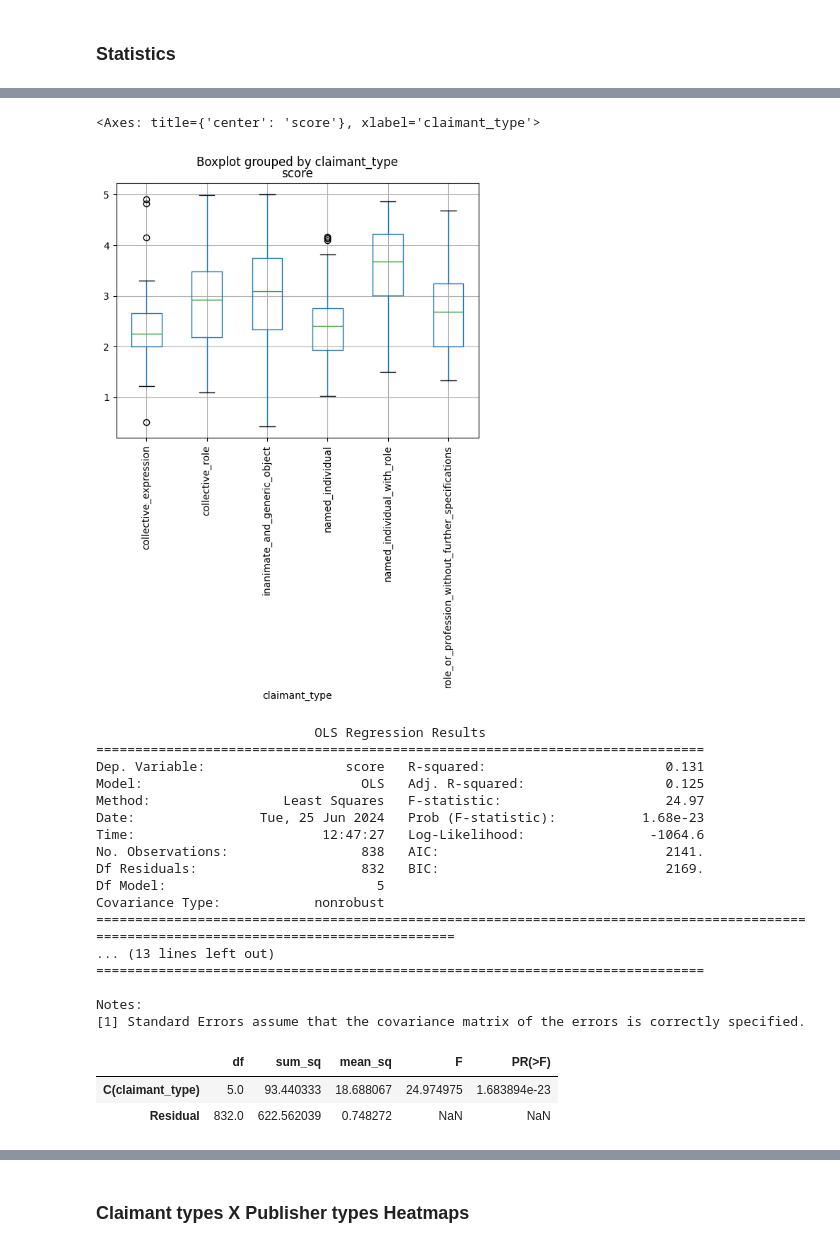
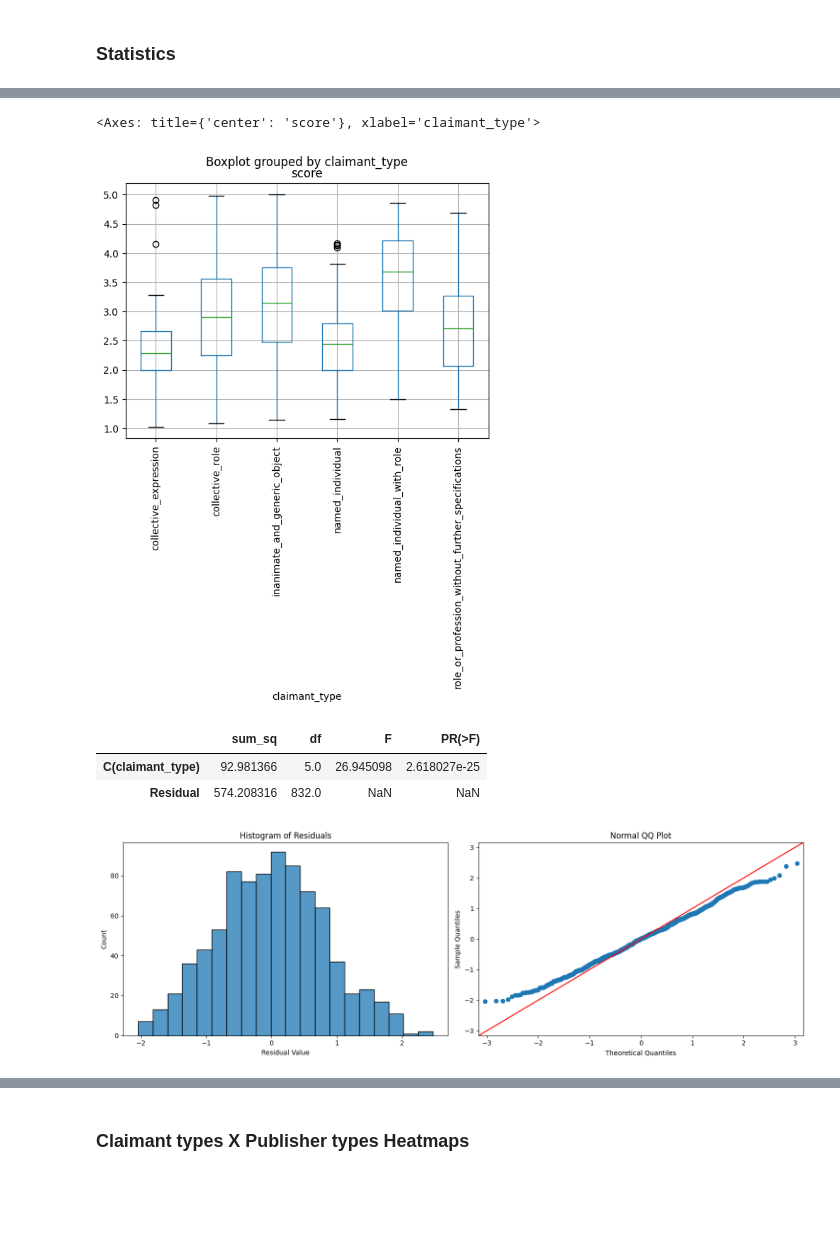
Before and after one commit to bbjoverbeek/credibility-conundrum, a Jupyter notebook: 3_claimant_annotations.ipynb, the cells around one changed output, grey strips where cells are left out. Cells and saved outputs as stored; diff of their text form; code cells hidden in the pictures; blank space fills up the shorter version.

Commit message:
Update statistics

```diff
--- a/3_claimant_annotations.ipynb
+++ b/3_claimant_annotations.ipynb
@@ -48,12 +51,15 @@ Name: count, dtype: int64
 # load dataset
 df = gather_dataset('./data/claimant_data_processed/')
 
-claimant_df['claimant_type'] = claimant_df['ClaimantType'].apply(lambda type_: type_.name)
+# remove examples where the score is 0 (could not determin reliability)
+df = df[df['score'] != 0]
+
 df = pd.merge(df, claimant_df[['task_id', 'claimant_type']], on='task_id')
 
 df = z_score_per_task(df)
 df = z_score_per_worker(df)
 
+# group df per claimant, and take the mean of each of their scores
 grouped_df = df.groupby(['source', 'claimant_type'], as_index=False).agg(
     {'score': 'mean', 'z_score_worker': 'mean', 'z_score_task': 'mean'}
 )
@@ -149,31 +87,30 @@ inanimate_and_generic_object                      statistic: 9.098  - p-value: 0
 grouped_df.boxplot(column=score_column, by='claimant_type', rot=90)
 # %% [output]
 <Axes: title={'center': 'score'}, xlabel='claimant_type'>
-[figure, old version]
+[figure, new version]
 # %%
 model = ols(f'{score_column} ~ C(claimant_type)', data=grouped_df).fit()
 
-print(model.summary())
-
-sm.stats.anova_lm(model, typ=1)
+sm.stats.anova_lm(model, typ=2)
 # %% [output]
-                            OLS Regression Results
-==============================================================================
-Dep. Variable:                  score   R-squared:                       0.131
-Model:                            OLS   Adj. R-squared:                  0.125
-Method:                 Least Squares   F-statistic:                     24.97
-Date:                Tue, 25 Jun 2024   Prob (F-statistic):           1.68e-23
-Time:                        12:47:27   Log-Likelihood:                -1064.6
-No. Observations:                 838   AIC:                             2141.
-Df Residuals:                     832   BIC:                             2169.
-Df Model:                           5
-Covariance Type:            nonrobust
-=========================================================================================================================================
-... (13 lines left out)
-==============================================================================
-
-Notes:
-[1] Standard Errors assume that the covariance matrix of the errors is correctly specified.
-|  | df | sum_sq | mean_sq | F | PR(>F) |
-| C(claimant_type) | 5.0 | 93.440333 | 18.688067 | 24.974975 | 1.683894e-23 |
-| Residual | 832.0 | 622.562039 | 0.748272 | NaN | NaN |
+|  | sum_sq | df | F | PR(>F) |
+| C(claimant_type) | 92.981366 | 5.0 | 26.945098 | 2.618027e-25 |
+| Residual | 574.208316 | 832.0 | NaN | NaN |
+# %%
+# check for normality assumption
+
+residuals = model.resid
+
+fig, ax = plt.subplots(1,2, figsize=(15,5))
+
+sns.histplot(residuals, ax=ax[0])
+ax[0].set_xlabel("Residual Value")
+ax[0].set_title("Histogram of Residuals")
+
+sm.qqplot(residuals, line='45',ax = ax[1])
+ax[1].set_title("Normal QQ Plot")
+
+plt.tight_layout()
+plt.show()
+# %% [output]
+[figure, added]
```
Also changed, not shown: parts of 10 cells of this notebook.
